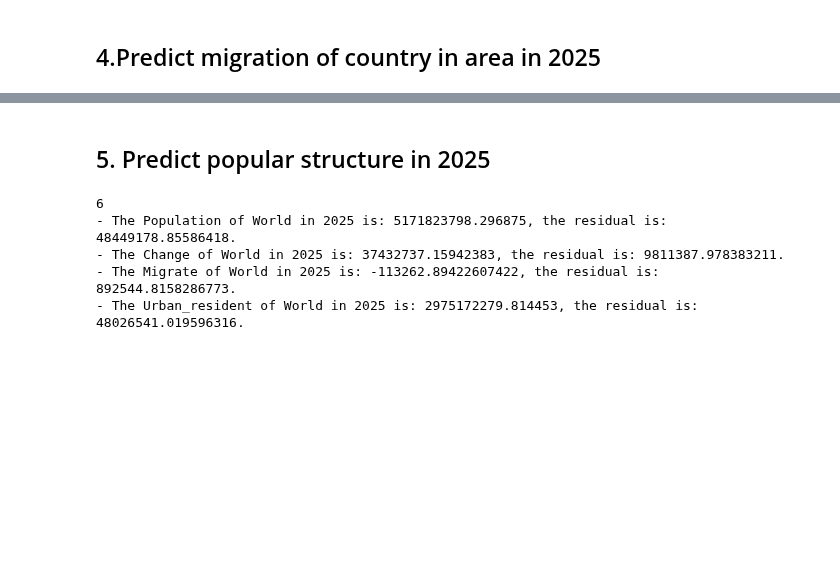
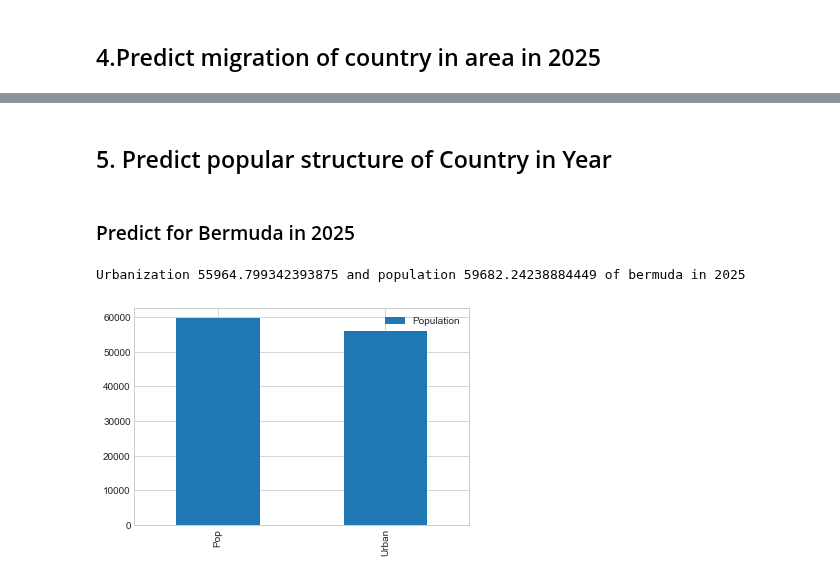
Before and after one commit to HoDangCao/Data-collection-and-population-analysis-of-Asia-and-North-America, a Jupyter notebook: DSProject - latest ver.ipynb, the cells around one changed output, grey strips where cells are left out. Drawn from its saved outputs; the diff is of its cells as text; code cells hidden in the pictures; blank space fills up the shorter version.

```diff
--- a/DSProject - latest ver.ipynb
+++ b/DSProject - latest ver.ipynb
@@ -1045,15 +1083,17 @@ newDfPop=df.groupby(['Country','Year']).sum().reset_index()
 migrantCountries=(newDfPop['Year']==2020)
 temp=newDfPop.loc[migrantCountries]['Country'].reset_index()
 migrateCountry=[]
+immigrateCountry=[]
 for i in range(0,len(temp['Country'])):
     powFieldValue, minRFieldValue = findTheBestNForMinRField(temp['Country'][i],listField[4],df)
     # printInfoField('World',listField[5],powFieldValue, minRFieldValue)
     predictYear = 2025
-    predictField(temp['Country'][i],listField[4],df,predictYear,powFieldValue)
+    # predictField(temp['Country'][i],listField[4],df,predictYear,powFieldValue)
     if predictField(temp['Country'][i],listField[4],df,predictYear,powFieldValue)>0:
         migrateCountry.append(temp['Country'][i])
+    else: immigrateCountry.append(temp['Country'][i])
 
-print(f"In 2025 the migration will move from {migrateCountry} to other county")
+print(f"In 2025 the migration will move from {migrateCountry} to {immigrateCountry}")
 # pridictMigrate=newDfPop.loc[newDfPop['Country']==Migrant_countries]
 # %% [output]
 - The Migrate of a-rap-xe-ut in 2025 is: 220614.93822860718, the residual is: 372266.8365860439.
@@ -1062,15 +1116,22 @@ TypeError: '>' not supported between instances of 'NoneType' and 'int'
 # %% [markdown]
-## 5. Predict popular structure in 2025
+## 5. Predict popular structure of Country in Year
-# %%
-
-for i in range(2,len(listField)):
-    powFieldValue, minRFieldValue = findTheBestNForMinRField('World',listField[i],popInfo)
-    # printInfoField('World',listField[i],powFieldValue, minRFieldValue)
-    predictYear = 2025
-    predictField('World',listField[i],popInfo,predictYear,powFieldValue)
-# %% [output]
-6
-- The Population of World in 2025 is: 5171823798.296875, the residual is: 48449178.85586418.
-- The Change of World in 2025 is: 37432737.15942383, the residual is: 9811387.978383211.
-- The Migrate of World in 2025 is: -113262.89422607422, the residual is: 892544.8158286773.
-- The Urban_resident of World in 2025 is: 2975172279.814453, the residual is: 48026541.019596316.
+# %%
+
+def predictStruct(Country,Year):
+    structurePredict=[]
+    powFieldValue, minRFieldValue = findTheBestNForMinRField(Country,listField[5],df)
+    pop=predictField(Country,listField[2],df,Year,powFieldValue)
+    structurePredict.append(pop)
+    urban=predictField(Country,listField[5],df,Year,powFieldValue)
+    structurePredict.append(urban)
+    structurePredict=pd.DataFrame(structurePredict)
+    structurePredict=structurePredict.rename(index={0:'Pop',1:'Urban'},columns={0:'Population'})
+    structurePredict.plot.bar()
+    print(f'Urbanization {urban} and population {pop} of {Country} in {Year} ')
+# %% [markdown]
+### Predict for Bermuda in 2025
+# %%
+predictStruct(listCountry[0],2025)
+# %% [output]
+Urbanization 55964.799342393875 and population 59682.24238884449 of bermuda in 2025
+[figure, added]
```
Also changed, not shown: parts of 10 cells of this notebook.
